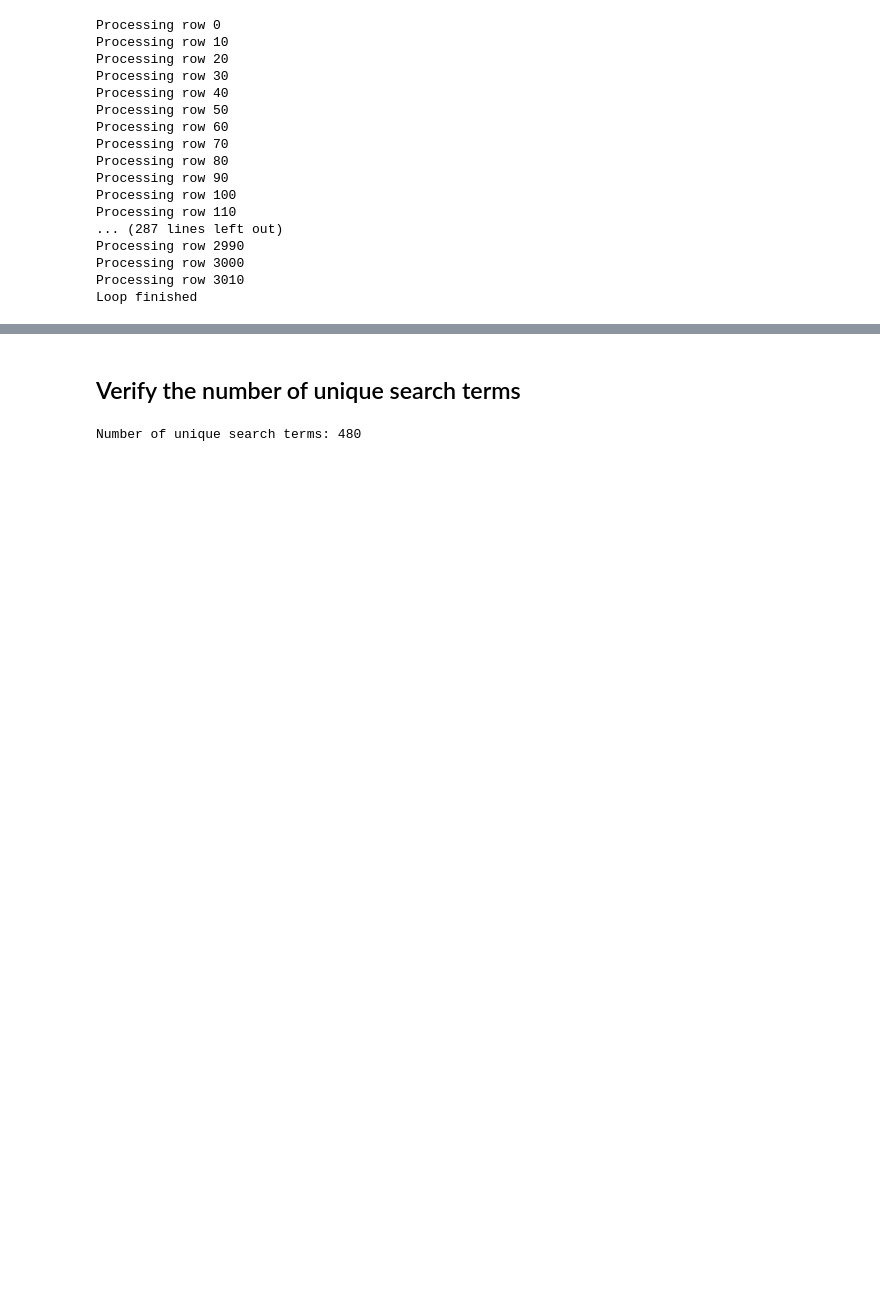
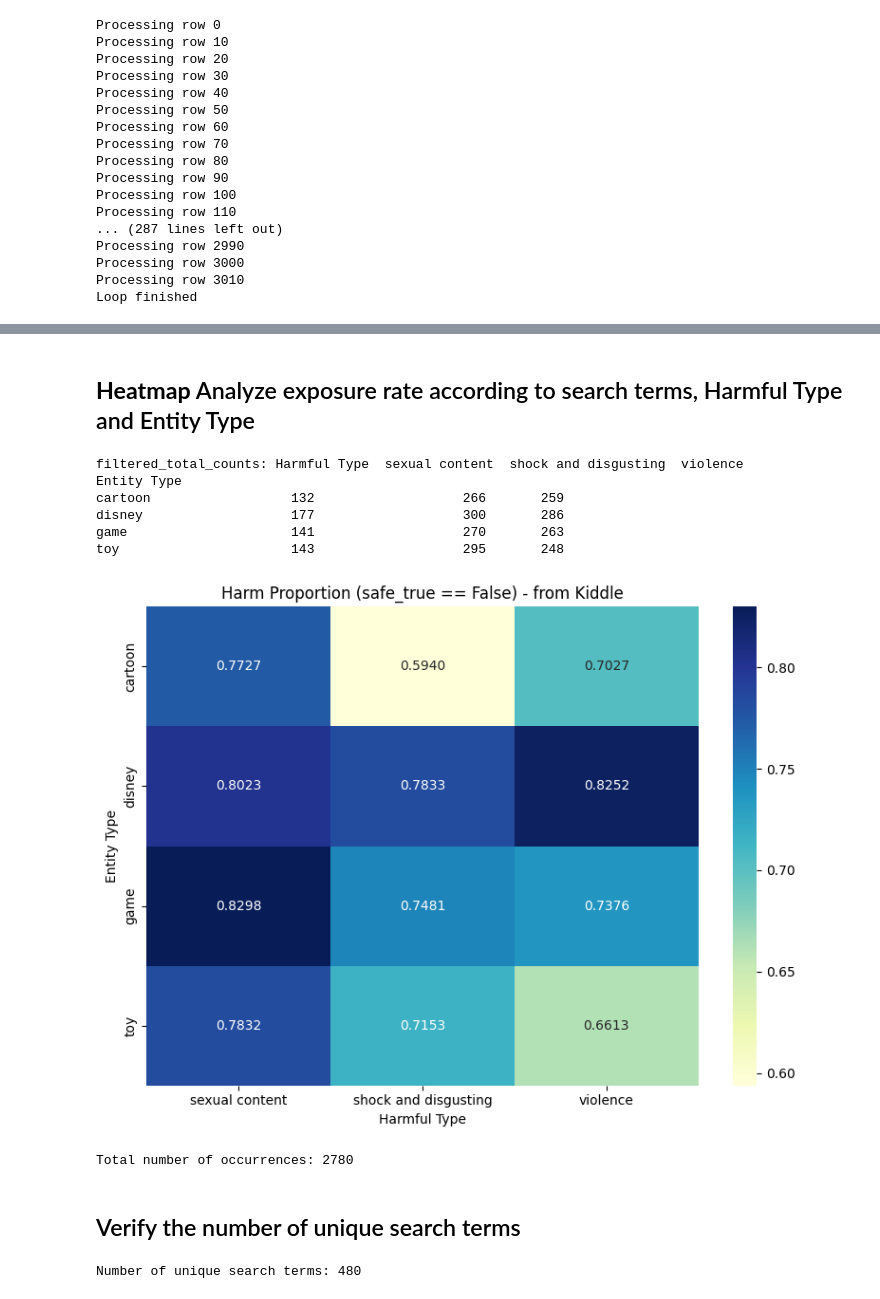
Before and after one commit to michellecxy015/search-engines, a Jupyter notebook: code/kiddle_clip.ipynb, the cells around one changed output, grey strips where cells are left out. Drawn from its saved outputs; the diff is of its cells as text; code cells hidden in the pictures; blank space fills up the shorter version.

Commit message:
visualization

```diff
--- a/code/kiddle_clip.ipynb
+++ b/code/kiddle_clip.ipynb
@@ -232,0 +239,3 @@ Loop finished
+# %%
+confidence_data = pd.read_csv(confidence_csv)
+confidence_data.head()
@@ -233,3 +329,46 @@ Loop finished
+# %% [markdown]
+## **Heatmap** Analyze exposure rate according to search terms, Harmful Type and Entity Type
+# %%
+import seaborn as sns
+# Filter rows where safe_true is False
+filtered_false_rows = confidence_data[confidence_data["safe_true"] == False]
+
+# Calculate total occurrences for each combination of Entity Type and Harmful Type
+condidence_data_filtered = confidence_data[pd.notna(confidence_data["safe_true"])]
+filtered_total_counts = condidence_data_filtered.groupby(["Entity Type", "Harmful Type"]).size().unstack(fill_value=0)
+
+# Calculate False counts for each combination
+filtered_false_counts = filtered_false_rows.groupby(["Entity Type", "Harmful Type"]).size().unstack(fill_value=0)
+print(f"filtered_total_counts: {filtered_total_counts}")
+
+# Calculate harm proportions
+filtered_harm_proportions = (filtered_false_counts / filtered_total_counts).fillna(0)
+
+# Plot heatmaps for harm proportions
+# Heatmap for filtered data
+plt.figure(figsize=(8, 6))
+sns.heatmap(filtered_harm_proportions, annot=True, fmt=".4f", cmap="YlGnBu")
+plt.title('Harm Proportion (safe_true == False) - from Kiddle')
+plt.ylabel('Entity Type')
+plt.xlabel('Harmful Type')
+plt.tight_layout()
+plt.show()
+# %% [output]
+filtered_total_counts: Harmful Type  sexual content  shock and disgusting  violence
+Entity Type
+cartoon                  132                   266       259
+disney                   177                   300       286
+game                     141                   270       263
+toy                      143                   295       248
+[figure, added]
+# %%
+# Calculate the total number of occurrences
+total_count = filtered_total_counts.values.sum()
+
+# Print the total count
+print(f"Total number of occurrences: {total_count}")
+# %% [output]
+Total number of occurrences: 2780
 # %% [markdown]
 ## Verify the number of unique search terms
 # %%
```
Also changed, not shown: parts of 11 cells of this notebook.
